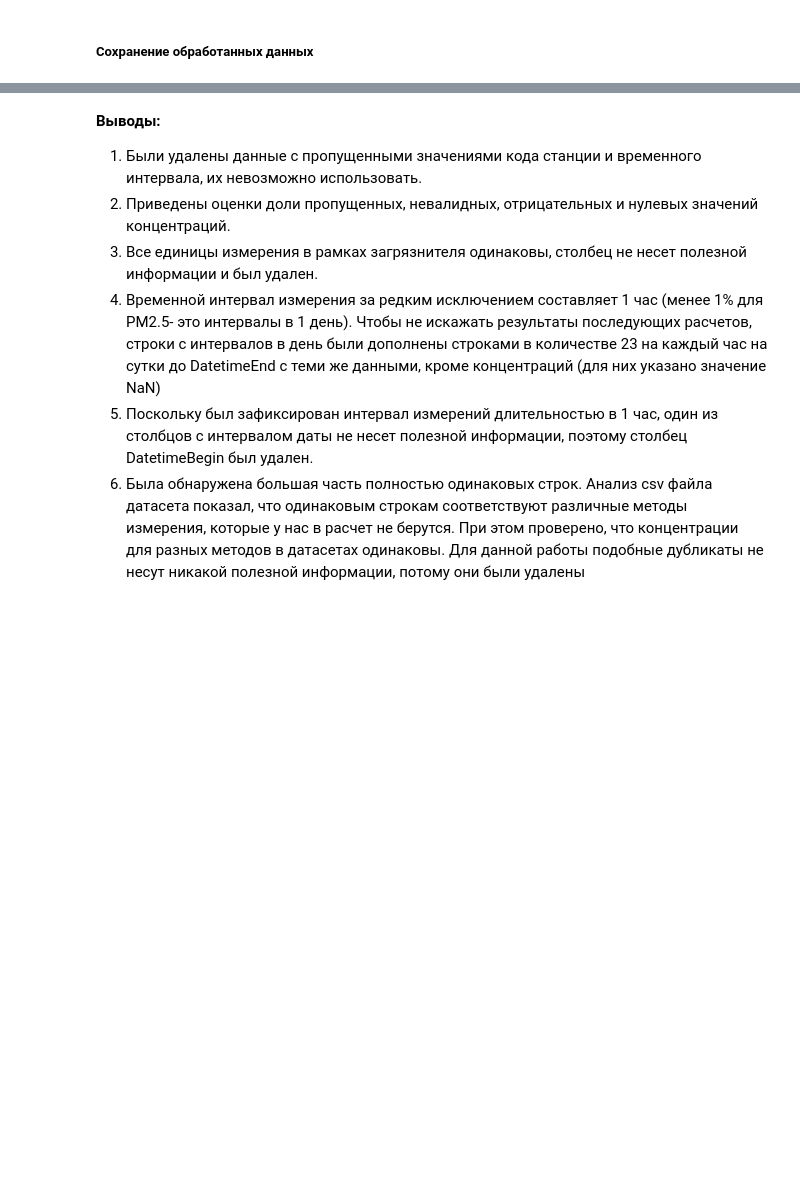
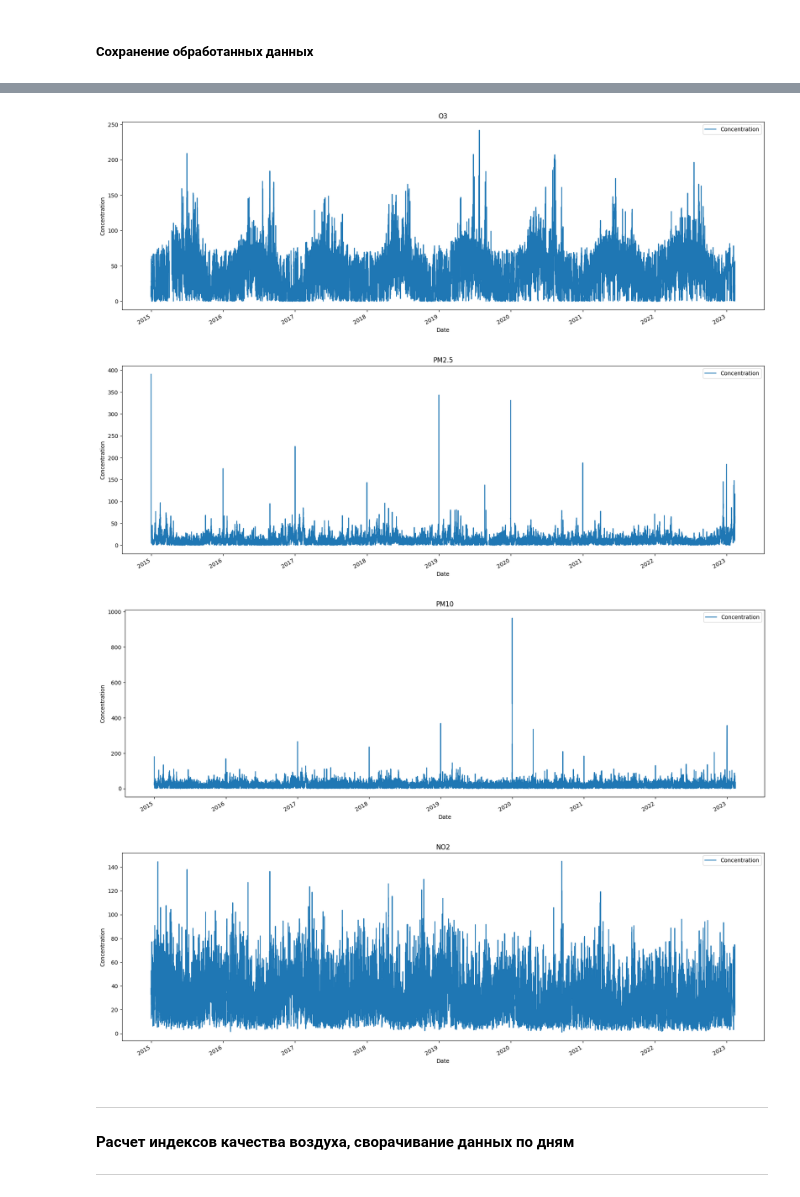
Before and after one commit to AlexandraNasonova/air_pollution_predict, a Jupyter notebook: airpollpredictor/eda/aqeda_short_aqi.ipynb, the cells around one changed output, grey strips where cells are left out. Saved outputs shown, nothing was run; the diff lists cells and outputs as text; code cells hidden in the pictures; blank space fills up the shorter version.

```diff
--- a/airpollpredictor/eda/aqeda_short_aqi.ipynb
+++ b/airpollpredictor/eda/aqeda_short_aqi.ipynb
@@ -457,12 +459,18 @@ df_list[0].head()
+# %%
+for i in range(len(POL_CODES)):
+    axs = plt.gca()
+    df_list[i].plot(xlabel="Date", ylabel="Concentration", title=POL_NAMES[POL_CODES[i]],  y='Concentration', c='tab:blue', figsize=(21,7), ax=axs)
+    plt.show()
+# %% [output]
+[figure, added]
+[figure, added]
+[figure, added]
+[figure, added]
+# %% [markdown]
+***
+#### Расчет индексов качества воздуха, сворачивание данных по дням
+***
 # %%
 for i in range(len(POL_CODES)):
     file_path = os.path.join(CSV_EDA_PATH, f'{POL_CODES[i]}.csv')
     df_list[i].to_csv(file_path)
-# %% [markdown]
-**Выводы:**
-1. Были удалены данные с пропущенными значениями кода станции и временного интервала, их невозможно использовать.
-2. Приведены оценки доли пропущенных, невалидных, отрицательных и нулевых значений концентраций.
-3. Все единицы измерения в рамках загрязнителя одинаковы, столбец не несет полезной информации и был удален.
-4. Временной интервал измерения за редким исключением составляет 1 час (менее 1% для PM2.5- это интервалы в 1 день). Чтобы не искажать результаты последующих расчетов, строки с интервалов в день были дополнены строками в количестве 23 на каждый час на сутки до DatetimeEnd с теми же данными, кроме концентраций (для них указано значение NaN)
-5. Поскольку был зафиксирован интервал измерений длительностью в 1 час, один из столбцов с интервалом даты не несет полезной информации, поэтому столбец DatetimeBegin был удален.
-6. Была обнаружена большая часть полностью одинаковых строк. Анализ csv файла датасета показал, что одинаковым строкам соответствуют различные методы измерения, которые у нас в расчет не берутся. При этом проверено, что концентрации для разных методов в датасетах одинаковы. Для данной работы подобные дубликаты не несут никакой полезной информации, потому они были удалены
```
Also changed, not shown: parts of 27 cells of this notebook, 11 other files.
